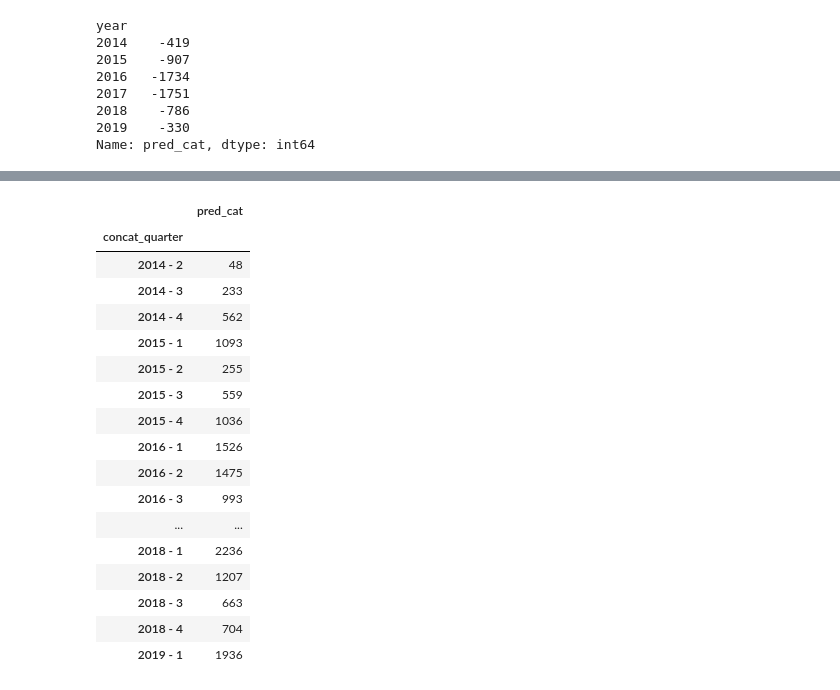
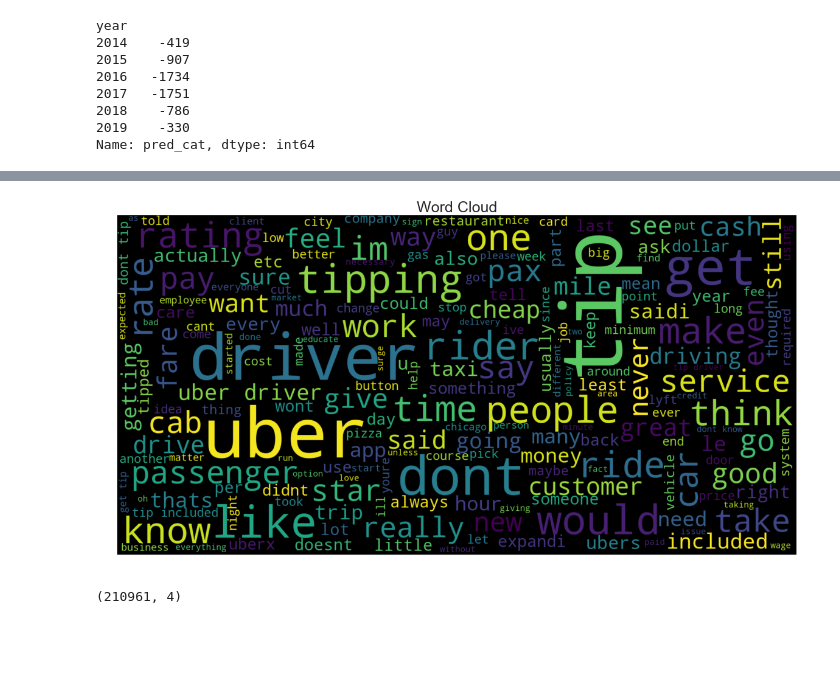
Before and after one commit to amar-chheda/uber_driver_sentiment_analysis, a Jupyter notebook: uber_people_analysis.ipynb, the cells around one changed output, grey strips where cells are left out. Saved outputs shown, nothing was run; the diff lists cells and outputs as text; code cells hidden in the pictures; blank space fills up the shorter version.

```diff
--- a/uber_people_analysis.ipynb
+++ b/uber_people_analysis.ipynb
@@ -269,21 +307,4 @@ plt.tight_layout()
-# %%
-data.groupby('concat_quarter').agg({'pred_cat':'count'})
-# %% [output]
-|  | pred_cat |
-| concat_quarter |  |
-| 2014 - 2 | 48 |
-| 2014 - 3 | 233 |
-| 2014 - 4 | 562 |
-| 2015 - 1 | 1093 |
-| 2015 - 2 | 255 |
-| 2015 - 3 | 559 |
-| 2015 - 4 | 1036 |
-| 2016 - 1 | 1526 |
-| 2016 - 2 | 1475 |
-| 2016 - 3 | 993 |
-| ... | ... |
-| 2018 - 1 | 2236 |
-| 2018 - 2 | 1207 |
-| 2018 - 3 | 663 |
-| 2018 - 4 | 704 |
-| 2019 - 1 | 1936 |
+# %%
+word_cloud_plot(string_bigram_frequency(' '.join([' '.join(text) for text in data[data.concat_month == '2015-01'].cleaned_message])))
+# %% [output]
+[figure, added]
@@ -289,0 +359,4 @@ data.groupby('concat_quarter').agg({'pred_cat':'count'})
+# %%
+all_data.shape
+# %% [output]
+(210961, 4)
```
Also changed, not shown: parts of 53 cells of this notebook, 1 other file.
